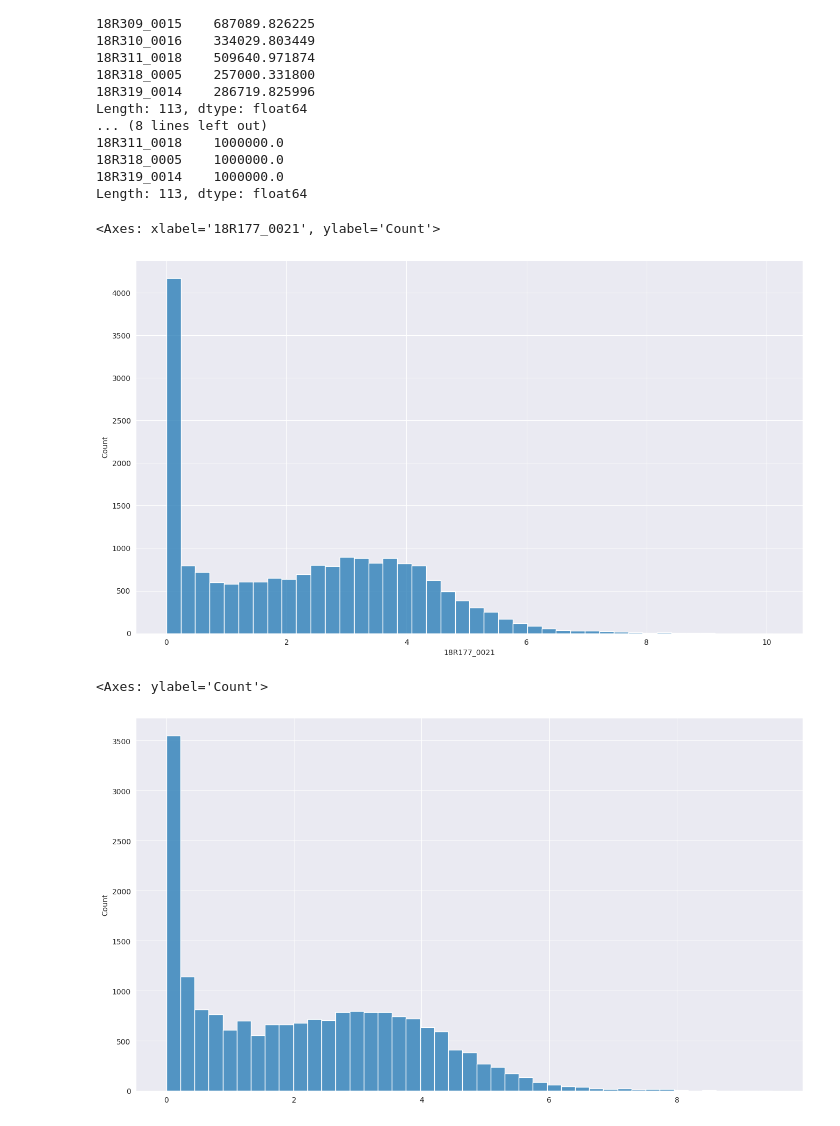
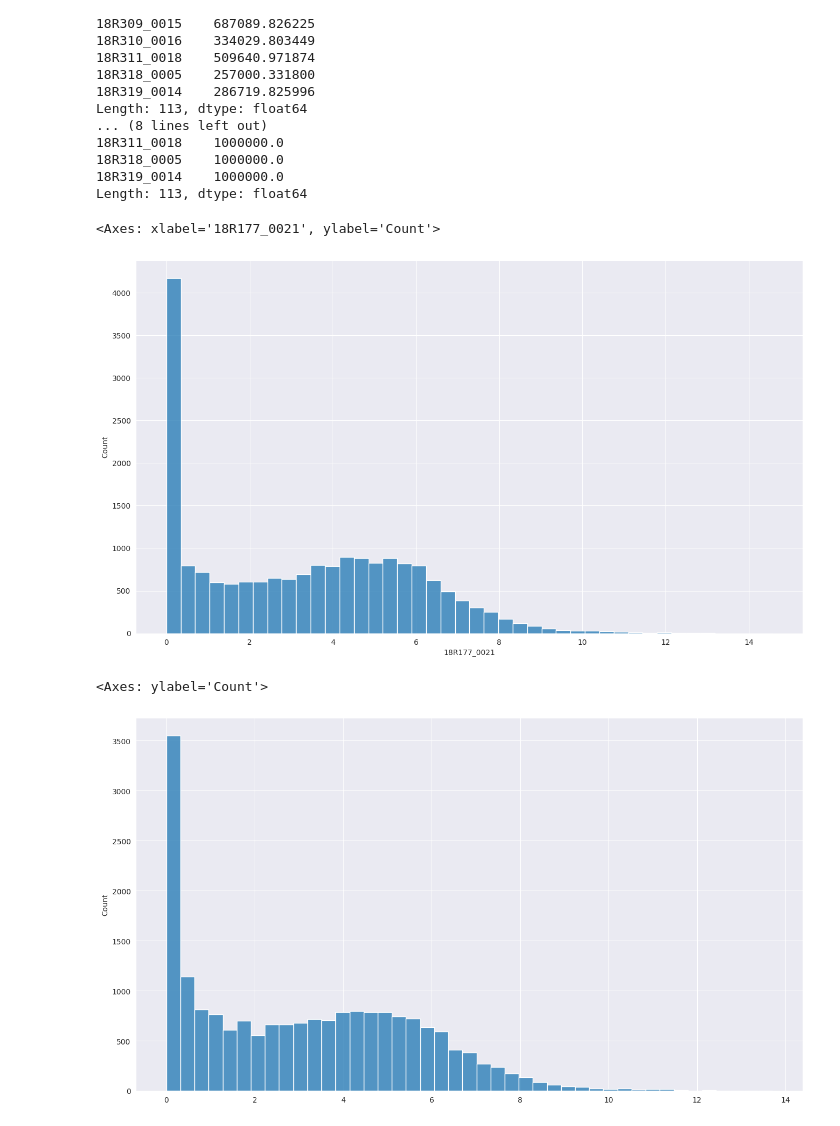
Before and after one commit to lkmaks/mcrc-cetuximab-analysis, a Jupyter notebook: notebooks/init_maxim/3_init_expressions_v2.ipynb, the cells around one changed output. Cells and saved outputs as stored; diff of their text form; code cells hidden in the pictures.

```diff
--- a/notebooks/init_maxim/3_init_expressions_v2.ipynb
+++ b/notebooks/init_maxim/3_init_expressions_v2.ipynb
@@ -238,15 +238,15 @@ Length: 113, dtype: float64
 18R319_0014    1000000.0
 Length: 113, dtype: float64
 # %%
-log_tpms_df = tpms_df.apply(lambda x: np.log(1 + x))
+log_tpms_df = tpms_df.apply(lambda x: np.log2(1 + x))
 plt.figure(figsize=(16, 9))
 sns.histplot(log_tpms_df.iloc[1])
 # %% [output]
 <Axes: xlabel='18R177_0021', ylabel='Count'>
-[figure, old version]
+[figure, new version]
 # %%
 plt.figure(figsize=(16, 9))
 sns.histplot(log_tpms_df.mean())
 # %% [output]
 <Axes: ylabel='Count'>
-[figure, old version]
+[figure, new version]
```
Also changed, not shown: parts of 6 cells of this notebook, 4 other files.
